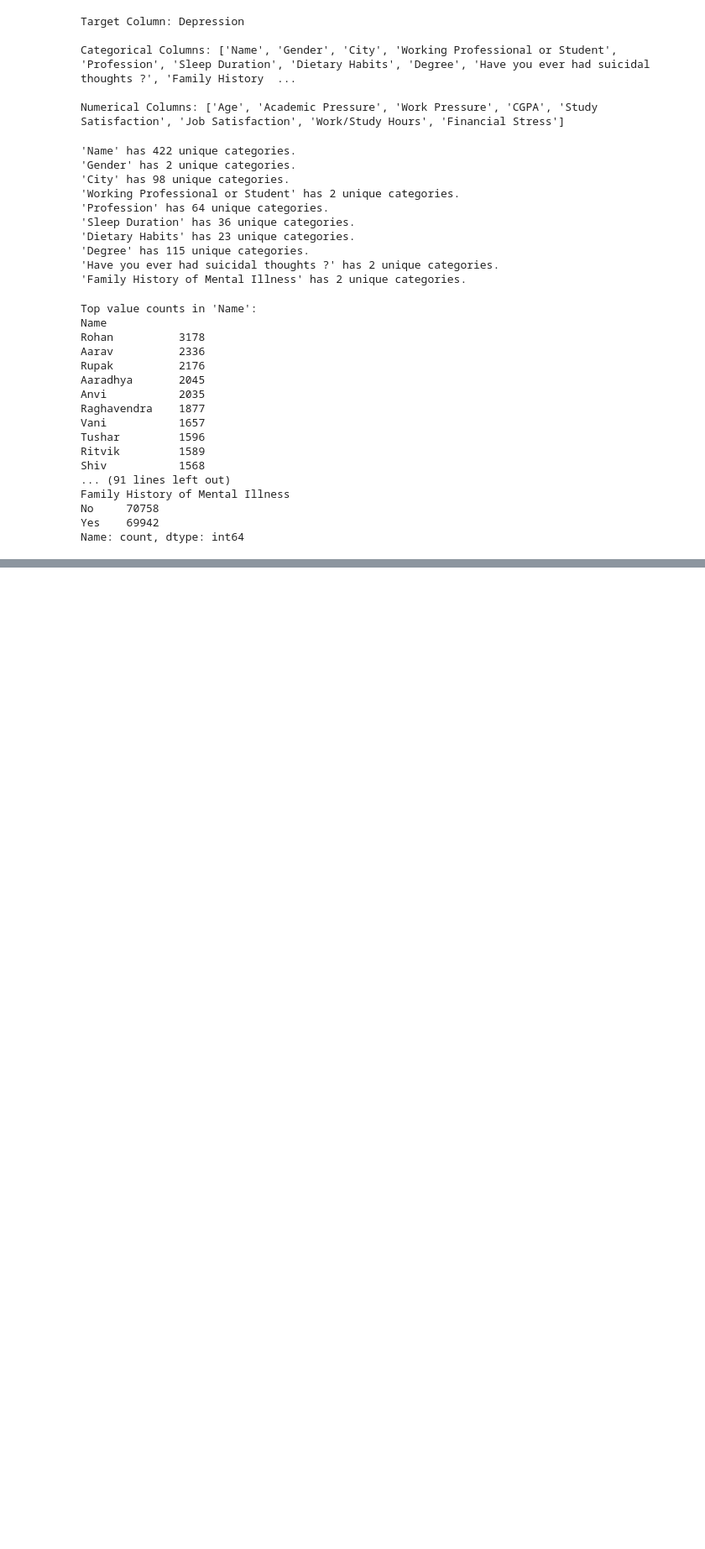
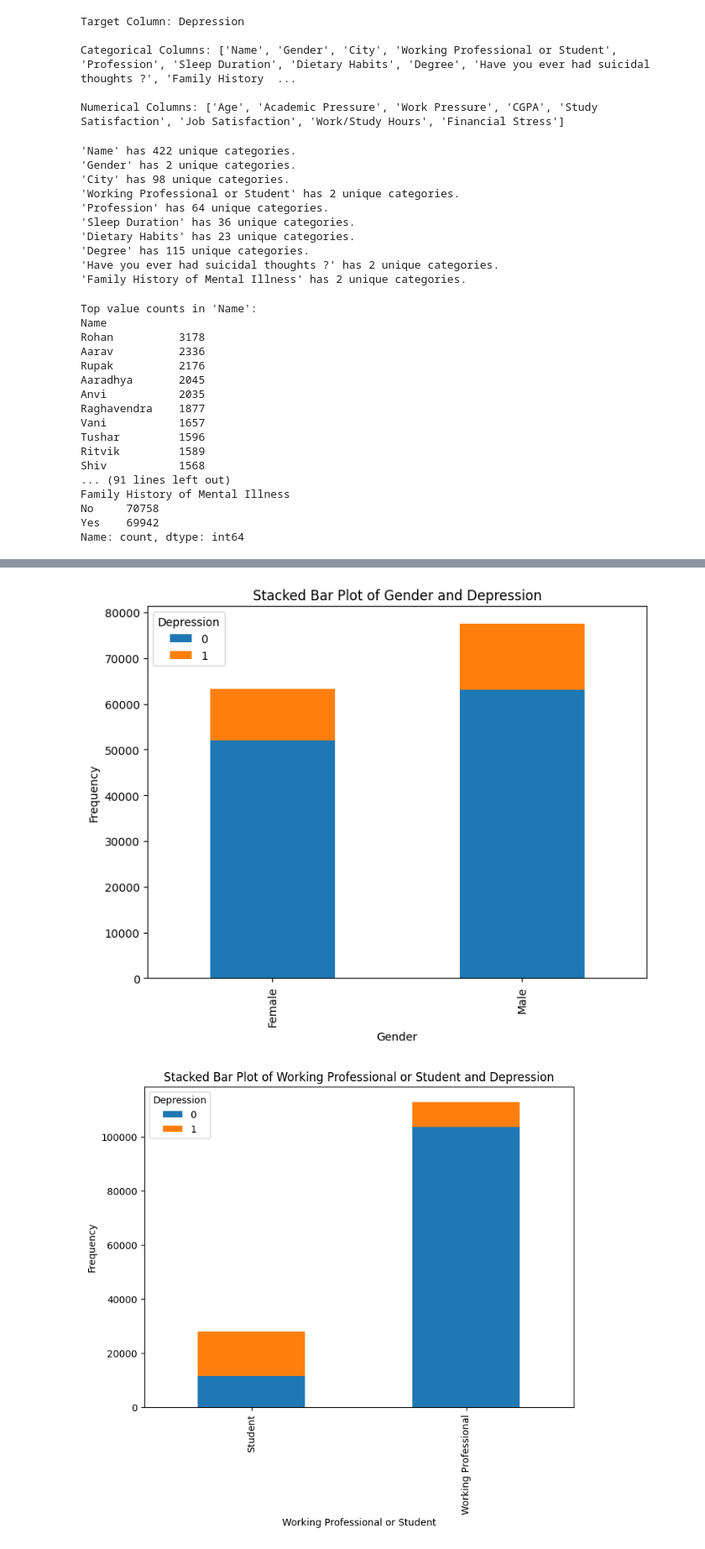
Before and after one commit to G-Bielokozowicz/Mental-Health-Prediction, a Jupyter notebook: main.ipynb, the cells around one changed output, grey strips where cells are left out. Shown at 84% size. Drawn from its saved outputs; the diff is of its cells as text; code cells hidden in the pictures; blank space fills up the shorter version.

```diff
--- a/main.ipynb
+++ b/main.ipynb
@@ -129,0 +149,15 @@ Name: count, dtype: int64
+# %%
+category_columns_for_plot = ['Gender', 'Working Professional or Student', 'Academic Pressure',
+                       'Work Pressure', 'Study Satisfaction', 'Job Satisfaction',
+                       'Have you ever had suicidal thoughts ?', 'Financial Stress',
+                       'Family History of Mental Illness']
+for column in category_columns_for_plot:
+    # Stacked Bar Plot
+    pd.crosstab(df_train[column], df_train[target]).plot(kind='bar', stacked=True, figsize=(8, 6))
+    plt.title(f"Stacked Bar Plot of {column} and Depression")
+    plt.xlabel(column)
+    plt.ylabel("Frequency")
+    plt.show()
+# %% [output]
+[figure, added]
+[figure, added]
```
Also changed, not shown: parts of 7 cells of this notebook.
